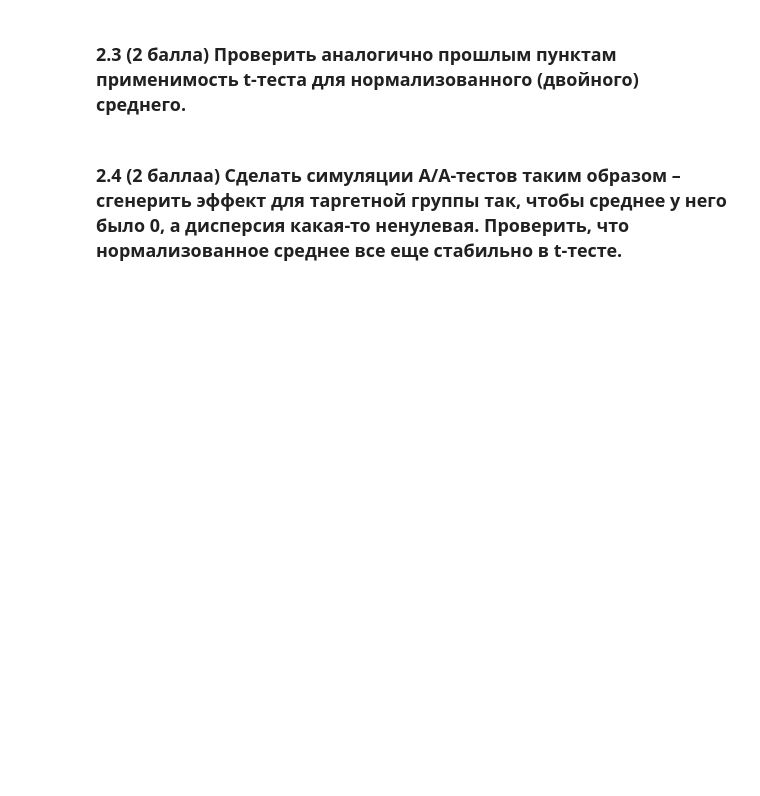
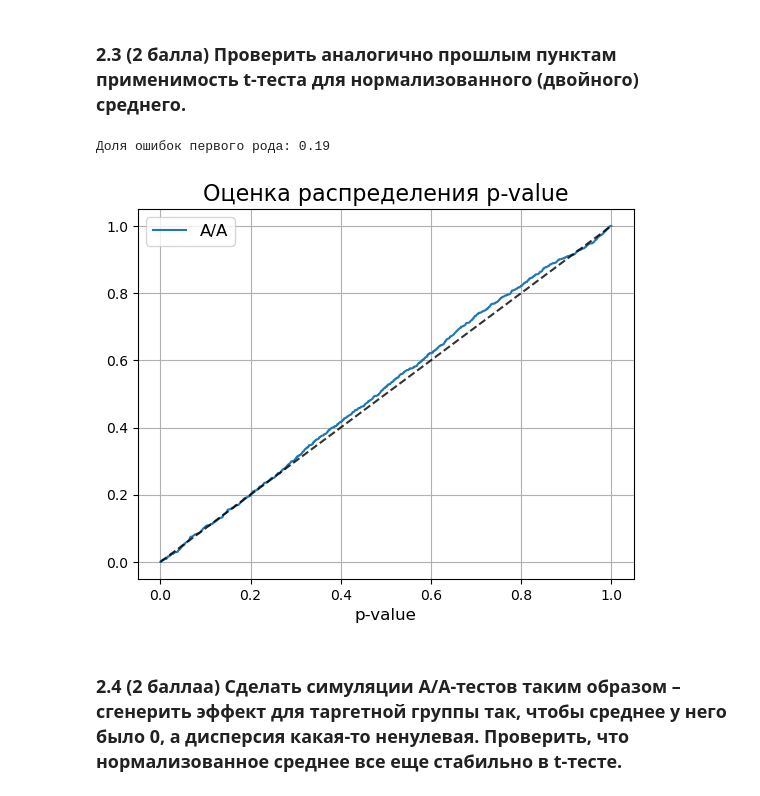
Before and after one commit to Ega2901/ABtests, a Jupyter notebook: Hw2Tuzharov.ipynb, the cells around one changed output. Saved outputs shown, nothing was run; the diff lists cells and outputs as text; code cells hidden in the pictures; blank space fills up the shorter version.

```diff
--- a/Hw2Tuzharov.ipynb
+++ b/Hw2Tuzharov.ipynb
@@ -80,4 +120,21 @@ for i in range(num_tests):
 # %% [markdown]
 ### 2.3 (2 балла) Проверить аналогично прошлым пунктам применимость t-теста для нормализованного (двойного) среднего.
+# %%
+pvalues = []
+for _ in range(1000):
+    group1 = np.random.choice(avg['Avg'].values , 500)
+    group2 = np.random.choice(avg['Avg'].values, 500)
+    a_means = [np.mean(x) for x in group1]
+    b_means = [np.mean(x) for x in group2]
+    pvalue = stats.ttest_ind(a_means, b_means).pvalue
+    pvalues.append(pvalue)
+alpha = 0.05
+
+error_rate = np.mean(np.array(p_values) < alpha)
+print(f'Доля ошибок первого рода: {error_rate:0.2f}')
+plot_pvalue_distribution({'A/A': pvalues})
+# %% [output]
+Доля ошибок первого рода: 0.19
+[figure, added]
 # %% [markdown]
 ### 2.4 (2 баллаа) Сделать симуляции А/А-тестов таким образом – сгенерить эффект для таргетной группы так, чтобы среднее у него было 0, а дисперсия какая-то ненулевая. Проверить, что нормализованное среднее все еще стабильно в t-тесте.
```
Also changed, not shown: parts of 4 cells of this notebook, 1 other file.
